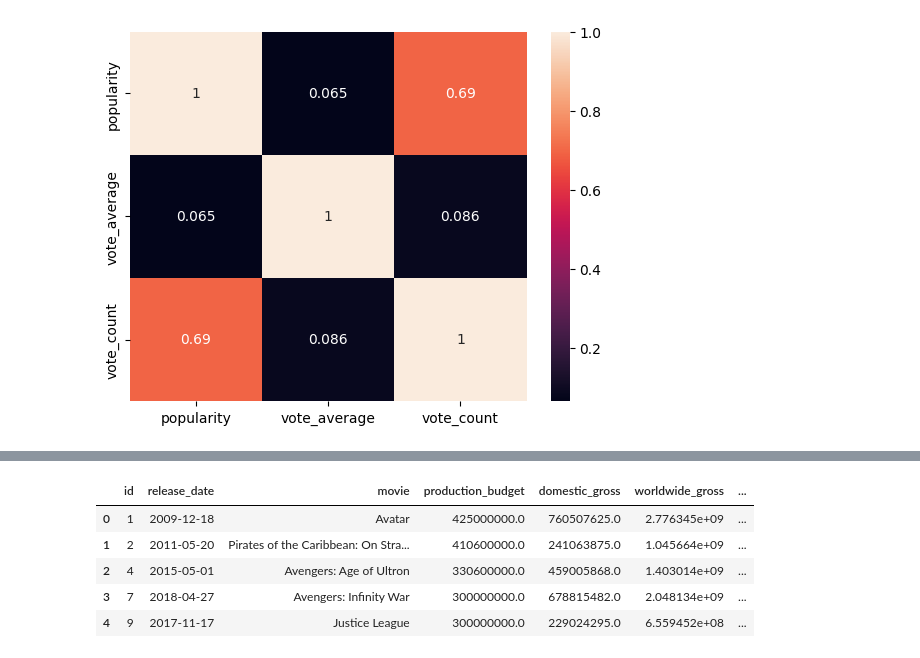
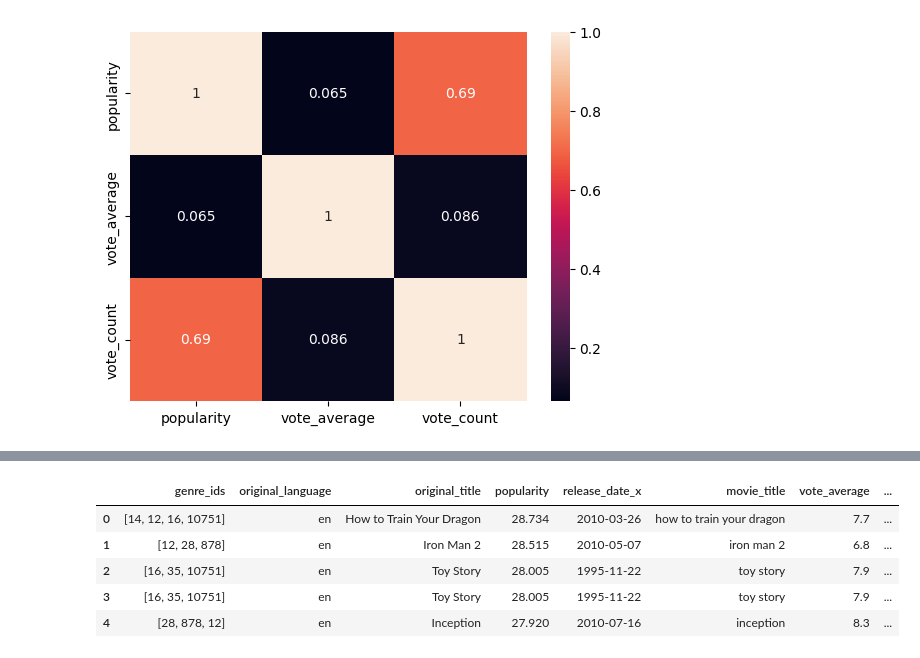
Before and after one commit to Otim135/group3-phase2-project, a Jupyter notebook: ipynbs/Charles.ipynb, the cells around one changed output, grey strips where cells are left out. Cells and saved outputs as stored; diff of their text form; code cells hidden in the pictures.

```diff
--- a/ipynbs/Charles.ipynb
+++ b/ipynbs/Charles.ipynb
@@ -266,9 +309,0 @@ merged_data = pd.merge(
-# %%
-merged_data.head()
-# %% [output]
-|  | id | release_date | movie | production_budget | domestic_gross | worldwide_gross | ... |
-| 0 | 1 | 2009-12-18 | Avatar | 425000000.0 | 760507625.0 | 2.776345e+09 | ... |
-| 1 | 2 | 2011-05-20 | Pirates of the Caribbean: On Stra... | 410600000.0 | 241063875.0 | 1.045664e+09 | ... |
-| 2 | 4 | 2015-05-01 | Avengers: Age of Ultron | 330600000.0 | 459005868.0 | 1.403014e+09 | ... |
-| 3 | 7 | 2018-04-27 | Avengers: Infinity War | 300000000.0 | 678815482.0 | 2.048134e+09 | ... |
-| 4 | 9 | 2017-11-17 | Justice League | 300000000.0 | 229024295.0 | 6.559452e+08 | ... |
@@ -274,0 +315,9 @@ merged_data.head()
+# %%
+merged_df.head()
+# %% [output]
+|  | genre_ids | original_language | original_title | popularity | release_date_x | movie_title | vote_average | ... |
+| 0 | [14, 12, 16, 10751] | en | How to Train Your Dragon | 28.734 | 2010-03-26 | how to train your dragon | 7.7 | ... |
+| 1 | [12, 28, 878] | en | Iron Man 2 | 28.515 | 2010-05-07 | iron man 2 | 6.8 | ... |
+| 2 | [16, 35, 10751] | en | Toy Story | 28.005 | 1995-11-22 | toy story | 7.9 | ... |
+| 3 | [16, 35, 10751] | en | Toy Story | 28.005 | 1995-11-22 | toy story | 7.9 | ... |
+| 4 | [28, 878, 12] | en | Inception | 27.920 | 2010-07-16 | inception | 8.3 | ... |
```
Also changed, not shown: parts of 25 cells of this notebook.
